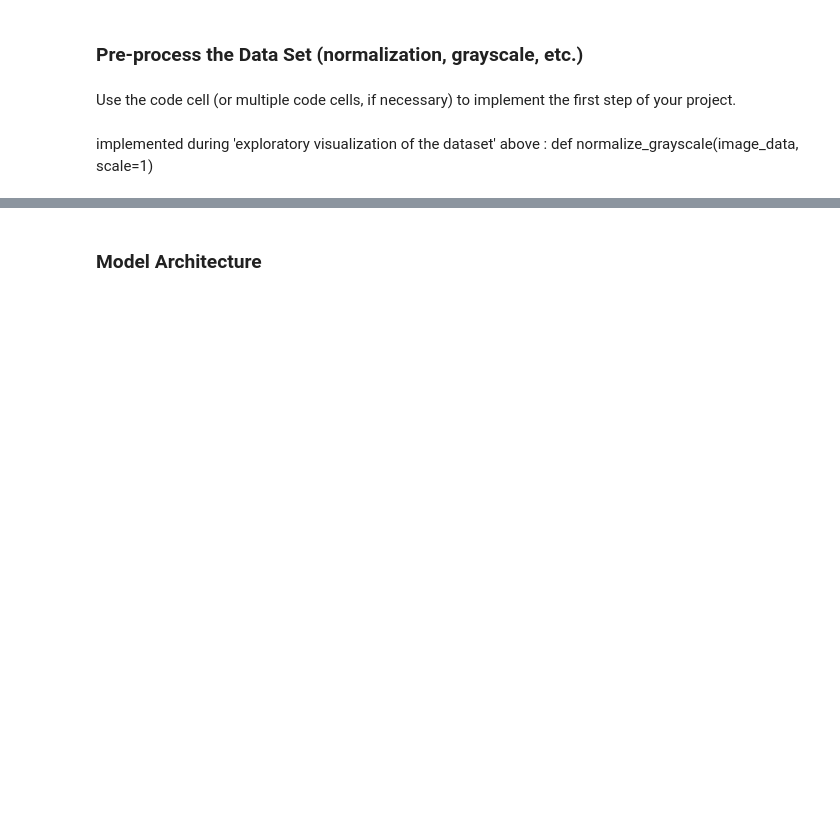
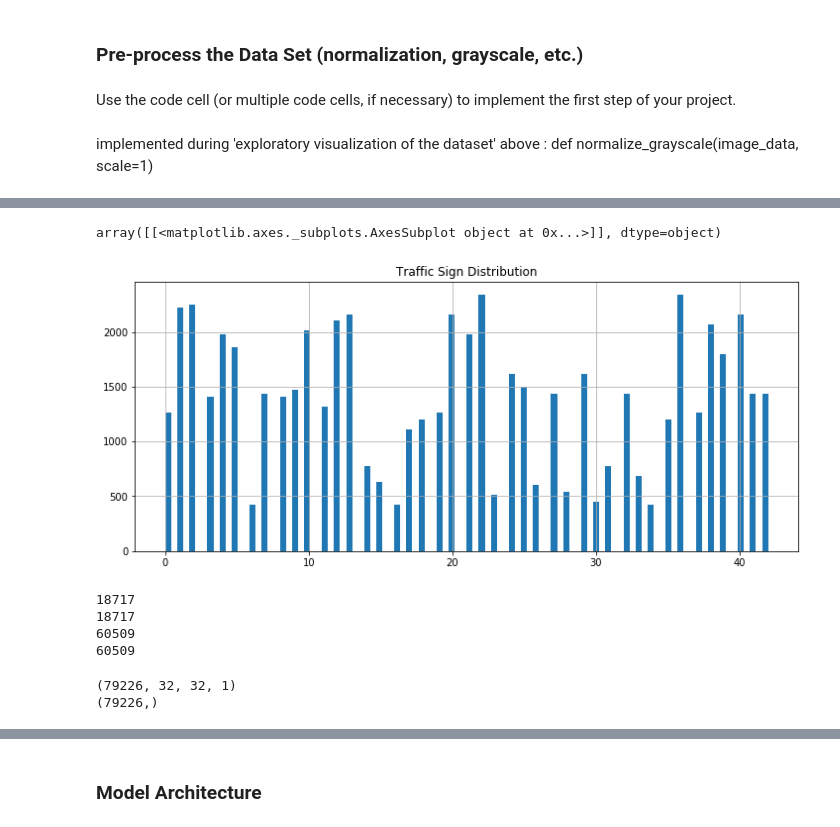
Before and after one commit to duke24k/self-driving-car-nd, a Jupyter notebook: p2/Traffic_Sign_Classifier_submit.ipynb, the cells around one changed output, grey strips where cells are left out. Saved outputs shown, nothing was run; the diff lists cells and outputs as text; code cells hidden in the pictures; blank space fills up the shorter version.

```diff
--- a/p2/Traffic_Sign_Classifier_submit.ipynb
+++ b/p2/Traffic_Sign_Classifier_submit.ipynb
@@ -90,0 +300,3 @@ Training and Test data loaded.
+# %%
+y_train_gray = X_train_original['labels']
+print(y_train_gray[10])
@@ -307,0 +464,8 @@ implemented during 'exploratory visualization of the dataset' above
+# %%
+test_indexer = make_indexer(y_train_gray)
+#test_data , test_label =  slice_few_image(data, test_indexer, cutoff=400)
+test_data , test_label =  slice_few_image(X_train_gray, test_indexer, cutoff=400)
+# %%
+fake_images, fake_labels = make_fake_images(test_data,test_label,copy_no=5)
+X_train_fake = list_to_numpy(fake_images)
+y_train_fake = list_to_numpy(fake_labels)
@@ -307,0 +497,6 @@ implemented during 'exploratory visualization of the dataset' above
+# %%
+distribution =pd.DataFrame({"Traffic Sign Distribution":y_train_original_fake})
+distribution.hist(layout=(1,1),bins=100, figsize=(12,5))
+# %% [output]
+array([[<matplotlib.axes._subplots.AxesSubplot object at 0x...>]], dtype=object)
+[figure, added]
@@ -307,0 +511,19 @@ implemented during 'exploratory visualization of the dataset' above
+# %%
+print(len(fake_images_second))
+print(len(fake_labels_second))
+print(len(X_train_original_fake))
+print(len(y_train_original_fake))
+# %% [output]
+18717
+18717
+60509
+60509
+# %%
+X_train_original_fake_second = np.concatenate((X_train_original_fake, X_train_fake_second), axis=0)
+y_train_original_fake_second = np.concatenate((y_train_original_fake, y_train_fake_second), axis=0)
+
+print(X_train_original_fake_second.shape)
+print(y_train_original_fake_second.shape)
+# %% [output]
+(79226, 32, 32, 1)
+(79226,)
```
Also changed, not shown: parts of 57 cells of this notebook.
